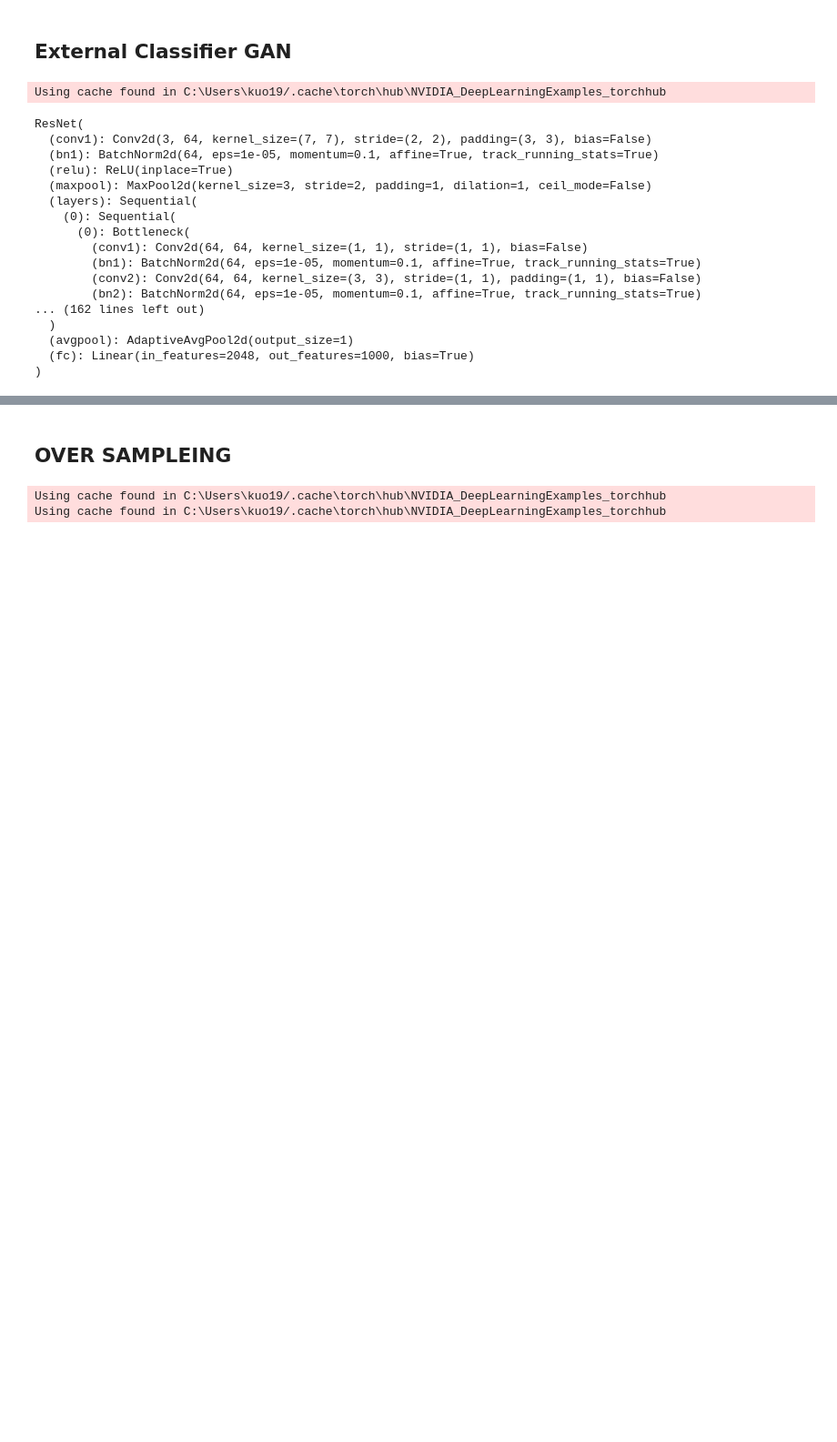
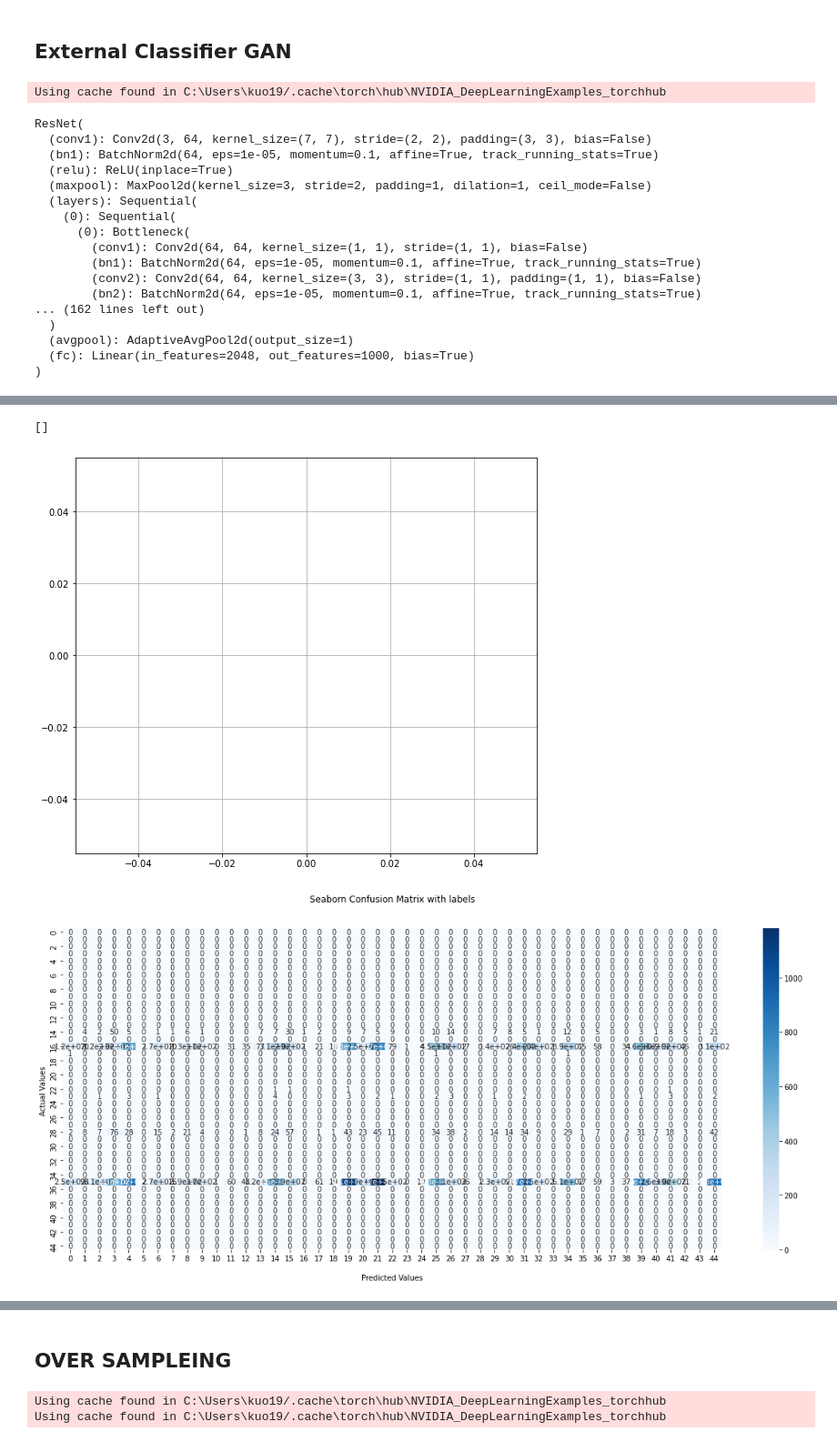
Before and after one commit to dragonx0208/beemachine, a Jupyter notebook: torch_main_V1.1.ipynb, the cells around one changed output, grey strips where cells are left out. Shown at 91% size. Cells and saved outputs as stored; diff of their text form; code cells hidden in the pictures; blank space fills up the shorter version.

```diff
--- a/torch_main_V1.1.ipynb
+++ b/torch_main_V1.1.ipynb
@@ -551,27 +587,6 @@ gen = Generator(NOISE_DIM, CHANNELS_IMG, FEATURES_GEN).to(device)
 disc = Discriminator(CHANNELS_IMG, FEATURES_DISC).to(device)
 initialize_weights(gen)
 initialize_weights(disc)
-
-# Configure data loader
-
-transforms = transforms.Compose(
-    [
-        transforms.Resize((IMAGE_SIZE, IMAGE_SIZE)),
-        transforms.ToTensor(),
-        transforms.Normalize(
-            [0.5 for _ in range(CHANNELS_IMG)], [0.5 for _ in range(CHANNELS_IMG)]
-        ),
-    ]
-)
-
-dataloader = torch.utils.data.DataLoader(
-    datasets.ImageFolder(
-        root=f'{DATADIR}',
-        transform=transforms,
-    ),
-    batch_size=BATCH_SIZE,
-    shuffle=True,
-)
 
 # Optimizers
 opt_gen = optim.Adam(gen.parameters(), lr=LEARNING_RATE, betas=(0.5, 0.999))
@@ -590,5 +605,9 @@ resnet50_gan.fc = nn.Sequential(
 optimizer = optim.SGD(resnet50_gan.fc.parameters(), lr=lr, momentum=beta1)
 train_loss = []
 train_acc = []
+actuals, probabilities, predictions = [], [], []
+test_accs, confusion_mtxes = [], []
+test_targets, test_preds = [], []
+final_y_preds, final_y_trues, final_y_scores = [], [], []
 total_step = len(train_dataset)
 # %%
@@ -731,0 +768,7 @@ KeyboardInterrupt:
+# %%
+# calculate avg of reports
+true_avg = [int(sum(sub_list) / len(sub_list)) for sub_list in zip(*final_y_trues)]
+pred_avg = [int(sum(sub_list) / len(sub_list)) for sub_list in zip(*final_y_preds)]
+
+print(classification_report(true_avg, pred_avg, target_names=CATEGORIES))
+printMatries(true_avg, pred_avg)
@@ -731,0 +793,10 @@ KeyboardInterrupt:
+# %%
+print(test_accs)
+# %% [output]
+[]
+# %%
+confusion_mtx = sm.confusion_matrix(true_avg, pred_avg)
+vis(test_accs, confusion_mtx)
+# %% [output]
+[figure, added]
+[figure, added]
```
Also changed, not shown: parts of 34 cells of this notebook.
